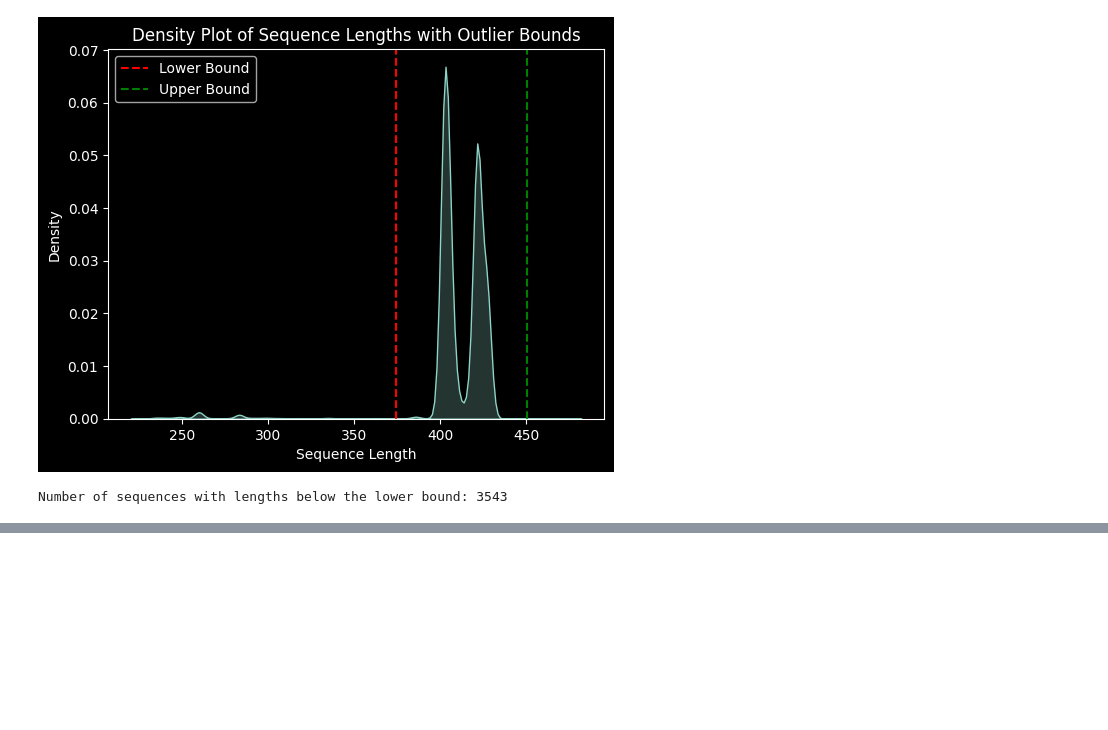
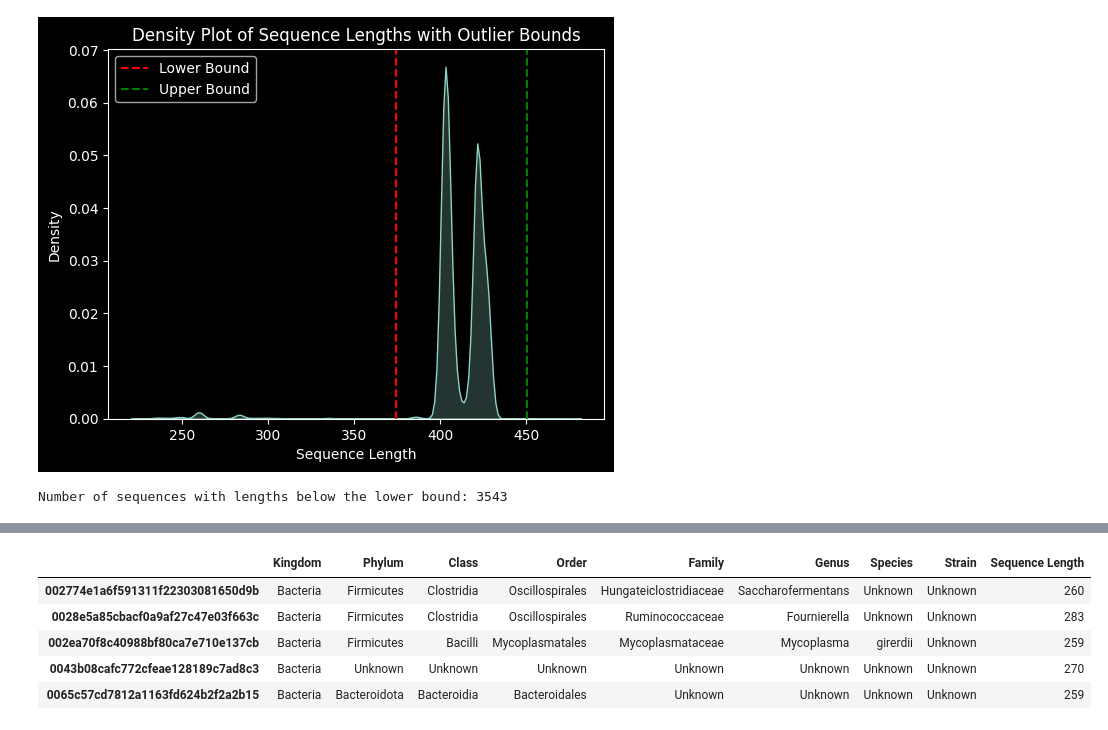
Before and after one commit to filippob/deep_micro_core, a Jupyter notebook: notebooks/01-describe_merged_sequences.ipynb, the cells around one changed output, grey strips where cells are left out. Saved outputs shown, nothing was run; the diff lists cells and outputs as text; code cells hidden in the pictures; blank space fills up the shorter version.

```diff
--- a/notebooks/01-describe_merged_sequences.ipynb
+++ b/notebooks/01-describe_merged_sequences.ipynb
@@ -69,0 +113,13 @@ Number of sequences with lengths below the lower bound: 3543
+# %%
+# Replace empty values with 'unknown'
+short_sequences_df = short_sequences_df.replace('', 'Unknown')
+
+# Display the updated DataFrame
+short_sequences_df.head()
+# %% [output]
+|  | Kingdom | Phylum | Class | Order | Family | Genus | Species | Strain | Sequence Length |
+| 002774e1a6f591311f22303081650d9b | Bacteria | Firmicutes | Clostridia | Oscillospirales | Hungateiclostridiaceae | Saccharofermentans | Unknown | Unknown | 260 |
+| 0028e5a85cbacf0a9af27c47e03f663c | Bacteria | Firmicutes | Clostridia | Oscillospirales | Ruminococcaceae | Fournierella | Unknown | Unknown | 283 |
+| 002ea70f8c40988bf80ca7e710e137cb | Bacteria | Firmicutes | Bacilli | Mycoplasmatales | Mycoplasmataceae | Mycoplasma | girerdii | Unknown | 259 |
+| 0043b08cafc772cfeae128189c7ad8c3 | Bacteria | Unknown | Unknown | Unknown | Unknown | Unknown | Unknown | Unknown | 270 |
+| 0065c57cd7812a1163fd624b2f2a2b15 | Bacteria | Bacteroidota | Bacteroidia | Bacteroidales | Unknown | Unknown | Unknown | Unknown | 259 |
```
Also changed, not shown: parts of 9 cells of this notebook.
